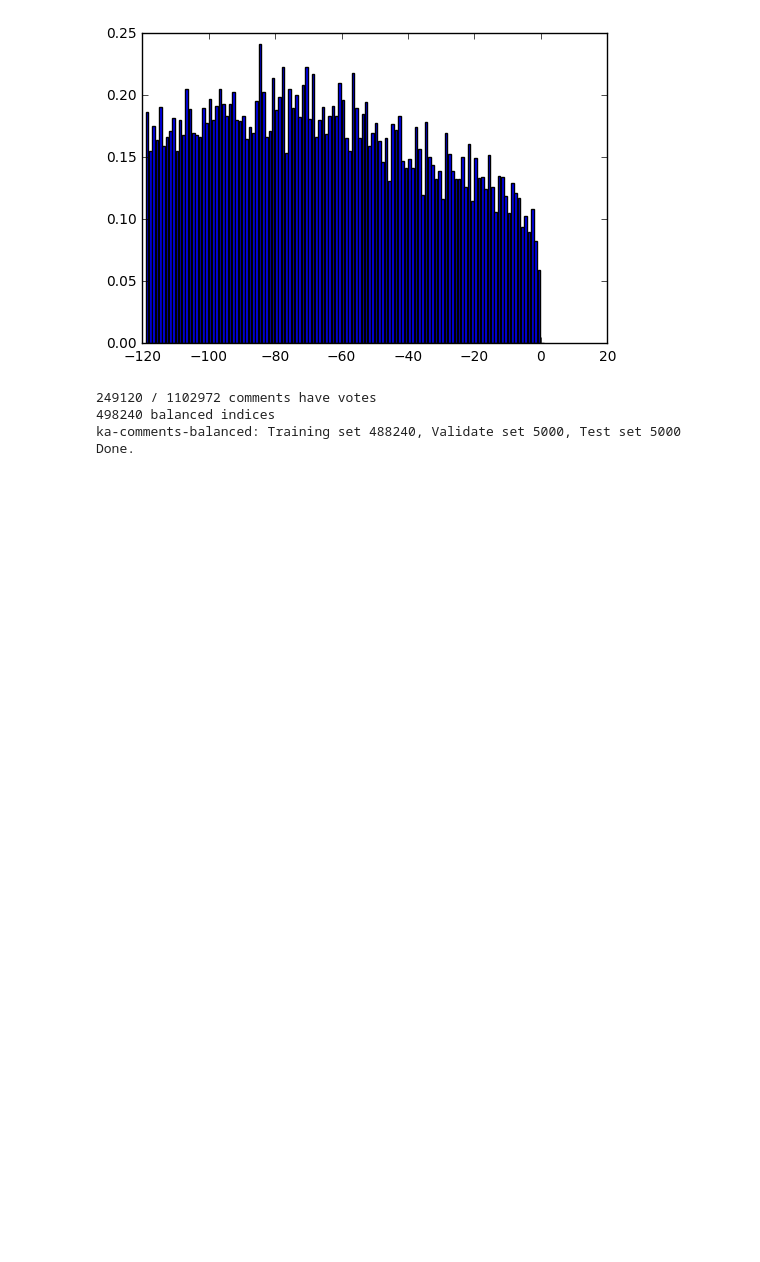
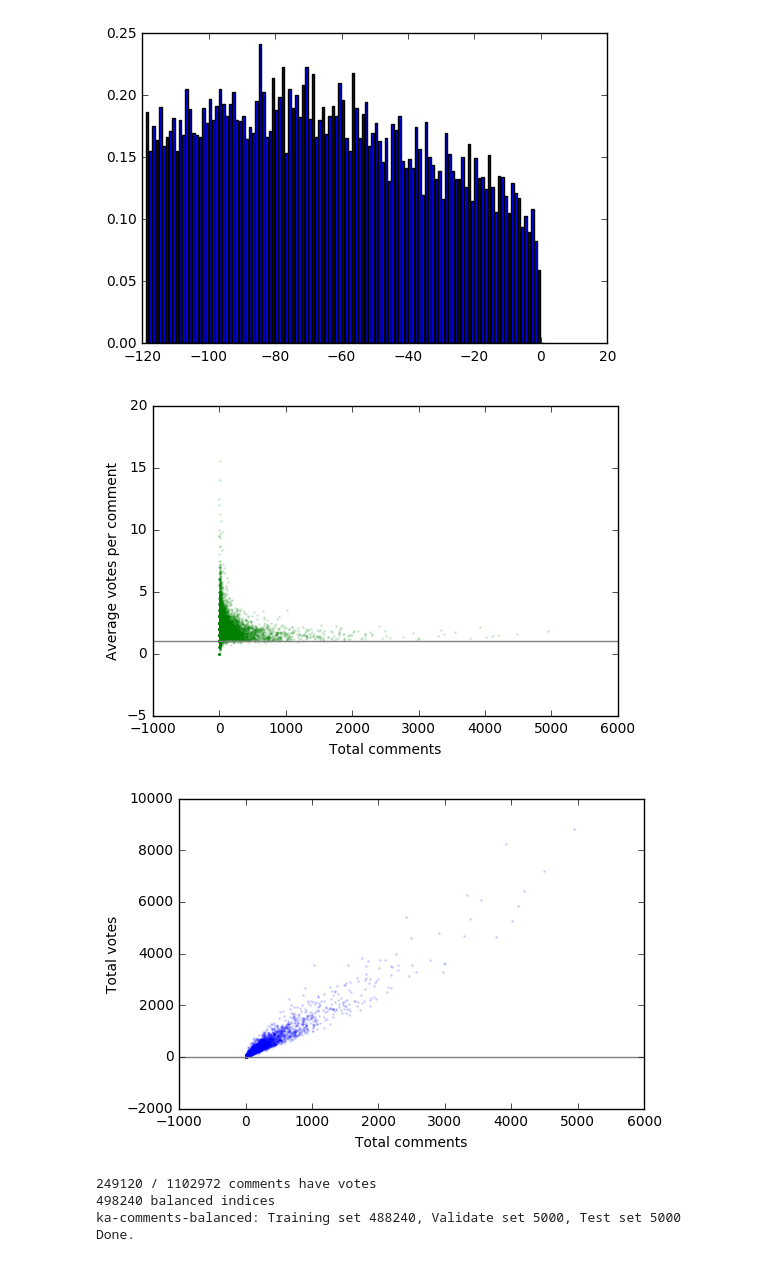
Before and after one commit to kyleiwaniec/w266_Project, a Jupyter notebook: models/PreprocessData.ipynb, the cells around one changed output. Drawn from its saved outputs; the diff is of its cells as text; code cells hidden in the pictures; blank space fills up the shorter version.

```diff
--- a/models/PreprocessData.ipynb
+++ b/models/PreprocessData.ipynb
@@ -38,8 +38,22 @@ plt.show()
 # %%
 # Turn `sumVotesIncremented` into a binary variable
 comments["hasVotes"] = comments["sumVotesIncremented"] > 1
+
+# Parse datetimes
 comments["date"] = np.array(comments["date"], dtype="datetime64")
+
+# Convert date into number of days "ago" (meaning, before we scraped the dataset)
 comments["daysAgo"] = pd.Series((comments["date"] - max(comments["date"])).astype('timedelta64[D]'))
+
+def calc_comment_counts(comments):
+    counts = comments.groupby("video", as_index=False).count()
+    counts = pd.DataFrame({
+        "video": counts["video"],
+        "totalComments": counts["id"],
+    })
+    return comments.merge(counts)
+
+comments = calc_comment_counts(comments)
 # %%
 def has_votes_by_date():
     dataframe = pd.DataFrame({
@@ -53,6 +67,32 @@ def has_votes_by_date():
 has_votes_by_date()
 # %% [output]
 [figure]
+# %%
+def votes_vs_comments():
+    groups = pd.DataFrame({
+        "video": comments["video"],
+        "sumVotesIncremented": comments["sumVotesIncremented"],
+    }).groupby("video", as_index=False)
+
+    mean_votes = groups.mean()["sumVotesIncremented"]
+    sum_votes = groups.sum()["sumVotesIncremented"]
+    num_comments = groups.count()["sumVotesIncremented"]
+    plt.scatter(num_comments, mean_votes, s=1, alpha=0.125, color='green')
+    plt.axhline(1, color='gray')
+    plt.xlabel("Total comments")
+    plt.ylabel("Average votes per comment")
+    plt.show()
+
+    plt.scatter(num_comments, sum_votes, s=1, alpha=0.125, color='blue')
+    plt.axhline(1, color='gray')
+    plt.xlabel("Total comments")
+    plt.ylabel("Total votes")
+    plt.show()
+
+votes_vs_comments()
+# %% [output]
+[figure, added]
+[figure, added]
 # %%
 def transform_scores(data, dataset_name):
     # Count positives
```
Also changed, not shown: 11 other files.
